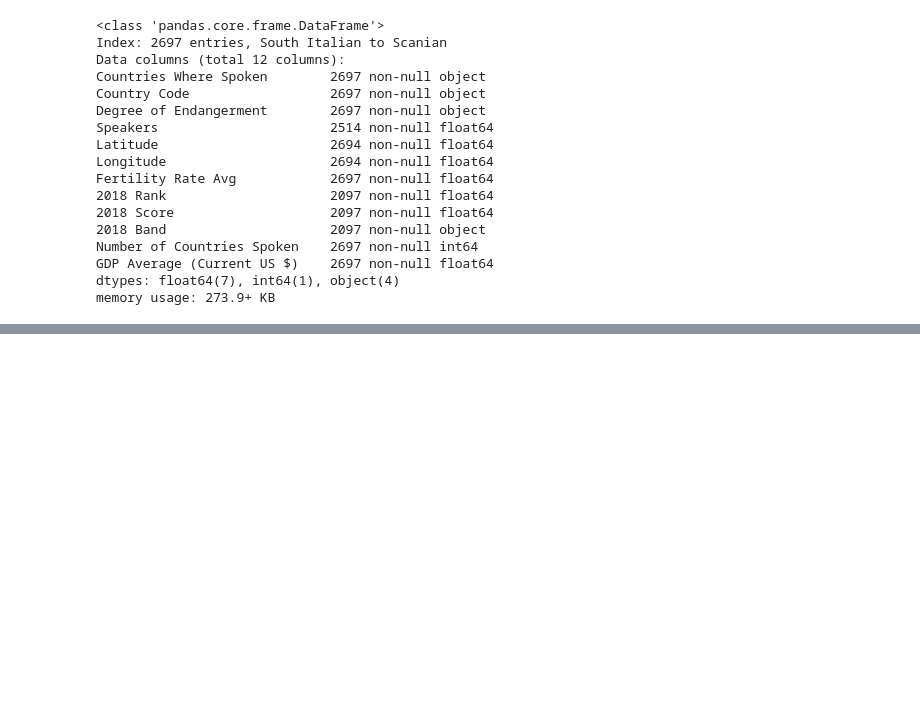
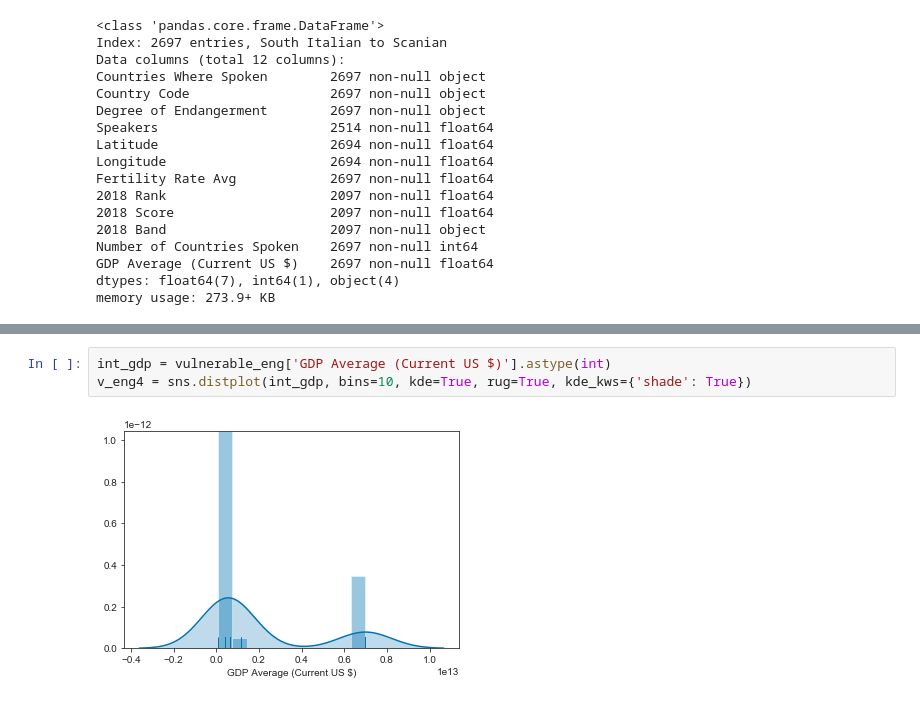
Before and after one commit to AlexEBall/Endangered_Languages_Capstone_Proj_1, a Jupyter notebook: Endangered Language EDA.ipynb, the cells around one changed output, grey strips where cells are left out. Drawn from its saved outputs; the diff is of its cells as text; blank space fills up the shorter version.

```diff
--- a/Endangered Language EDA.ipynb
+++ b/Endangered Language EDA.ipynb
@@ -36,0 +165,5 @@ memory usage: 273.9+ KB
+# %%
+int_gdp = vulnerable_eng['GDP Average (Current US $)'].astype(int)
+v_eng4 = sns.distplot(int_gdp, bins=10, kde=True, rug=True, kde_kws={'shade': True})
+# %% [output]
+[figure, added]
```
Also changed, not shown: parts of 27 cells of this notebook.
